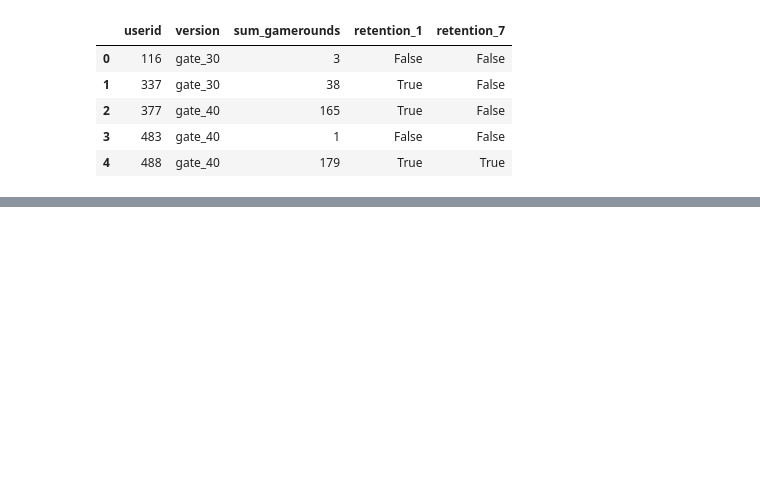
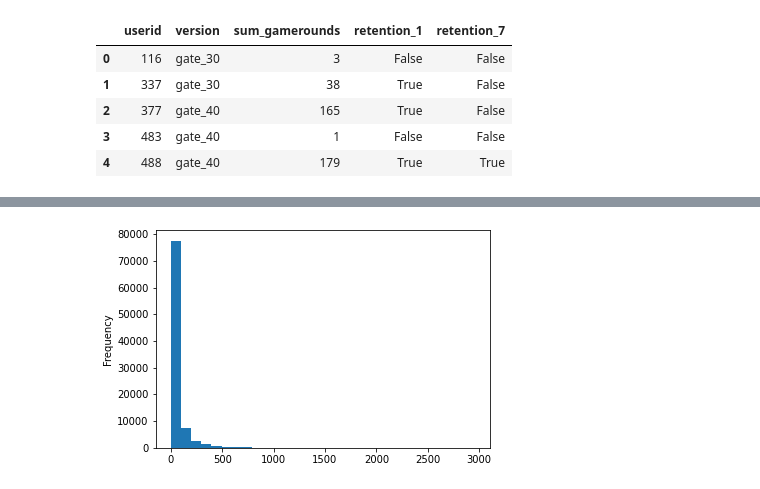
Before and after one commit to 9berny9/cookie_cats_analysis, a Jupyter notebook: cats.ipynb, the cells around one changed output, grey strips where cells are left out. Drawn from its saved outputs; the diff is of its cells as text; code cells hidden in the pictures; blank space fills up the shorter version.

```diff
--- a/cats.ipynb
+++ b/cats.ipynb
@@ -31,0 +121,5 @@ df.head(5)
+# %%
+
+df1.sum_gamerounds.plot(kind="hist", bins=30);
+# %% [output]
+[figure, added]
```
Also changed, not shown: parts of 22 cells of this notebook.
